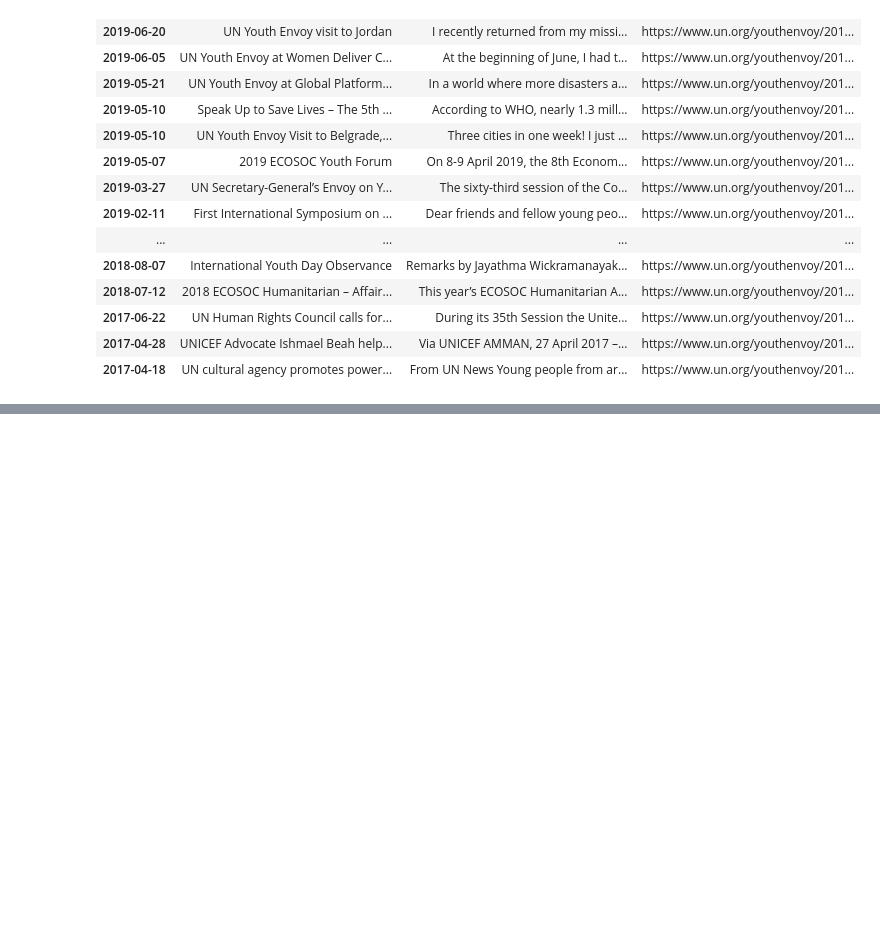
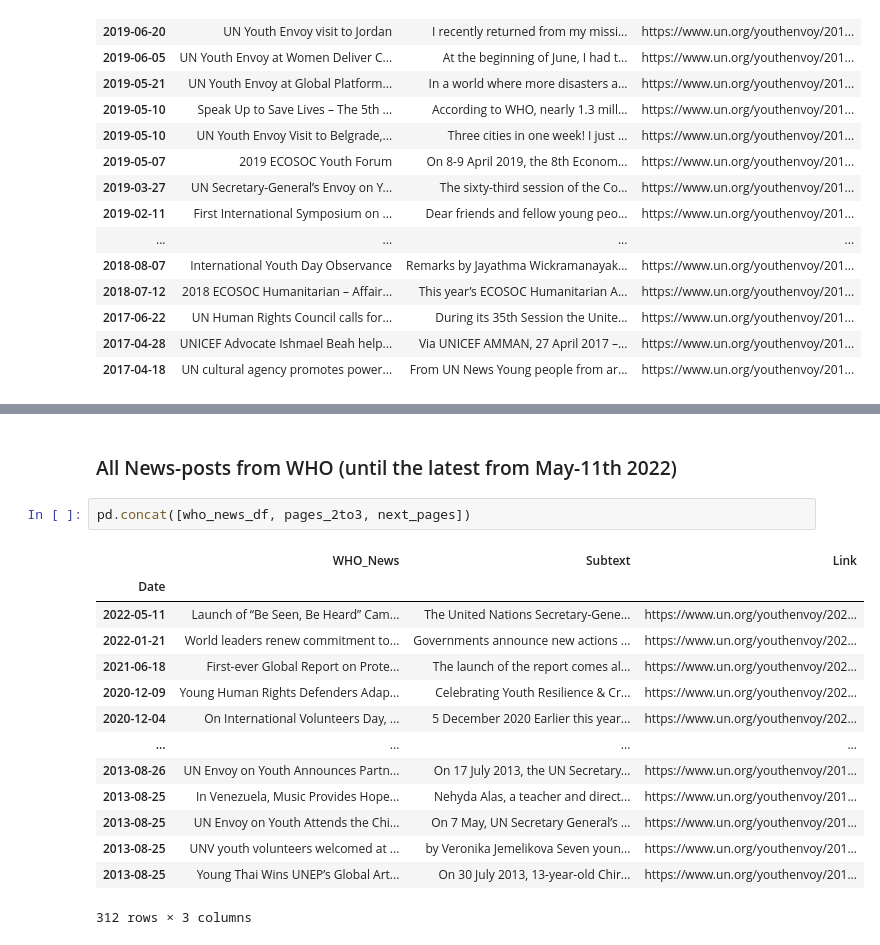
Before and after one commit to FaarisRazi/Python-Daily, a Jupyter notebook: Scrape-or-Crawl/News_from_WHO.ipynb, the cells around one changed output, grey strips where cells are left out. Cells and saved outputs as stored; diff of their text form; blank space fills up the shorter version.

```diff
--- a/Scrape-or-Crawl/News_from_WHO.ipynb
+++ b/Scrape-or-Crawl/News_from_WHO.ipynb
@@ -225,0 +260,19 @@ To be continued InshaAllah!
+# %% [markdown]
+### All News-posts from WHO (until the latest from May-11th 2022)
+# %%
+pd.concat([who_news_df, pages_2to3, next_pages])
+# %% [output]
+|  | WHO_News | Subtext | Link |
+| Date |  |  |  |
+| 2022-05-11 | Launch of “Be Seen, Be Heard” Cam... | The United Nations Secretary-Gene... | https://www.un.org/youthenvoy/202... |
+| 2022-01-21 | World leaders renew commitment to... | Governments announce new actions ... | https://www.un.org/youthenvoy/202... |
+| 2021-06-18 | First-ever Global Report on Prote... | The launch of the report comes al... | https://www.un.org/youthenvoy/202... |
+| 2020-12-09 | Young Human Rights Defenders Adap... | Celebrating Youth Resilience & Cr... | https://www.un.org/youthenvoy/202... |
+| 2020-12-04 | On International Volunteers Day, ... | 5 December 2020 Earlier this year... | https://www.un.org/youthenvoy/202... |
+| ... | ... | ... | ... |
+| 2013-08-26 | UN Envoy on Youth Announces Partn... | On 17 July 2013, the UN Secretary... | https://www.un.org/youthenvoy/201... |
+| 2013-08-25 | In Venezuela, Music Provides Hope... | Nehyda Alas, a teacher and direct... | https://www.un.org/youthenvoy/201... |
+| 2013-08-25 | UN Envoy on Youth Attends the Chi... | On 7 May, UN Secretary General’s ... | https://www.un.org/youthenvoy/201... |
+| 2013-08-25 | UNV youth volunteers welcomed at ... | by Veronika Jemelikova Seven youn... | https://www.un.org/youthenvoy/201... |
+| 2013-08-25 | Young Thai Wins UNEP’s Global Art... | On 30 July 2013, 13-year-old Chir... | https://www.un.org/youthenvoy/201... |
+312 rows × 3 columns
```
Also changed, not shown: parts of 8 cells of this notebook, 1 other file.
